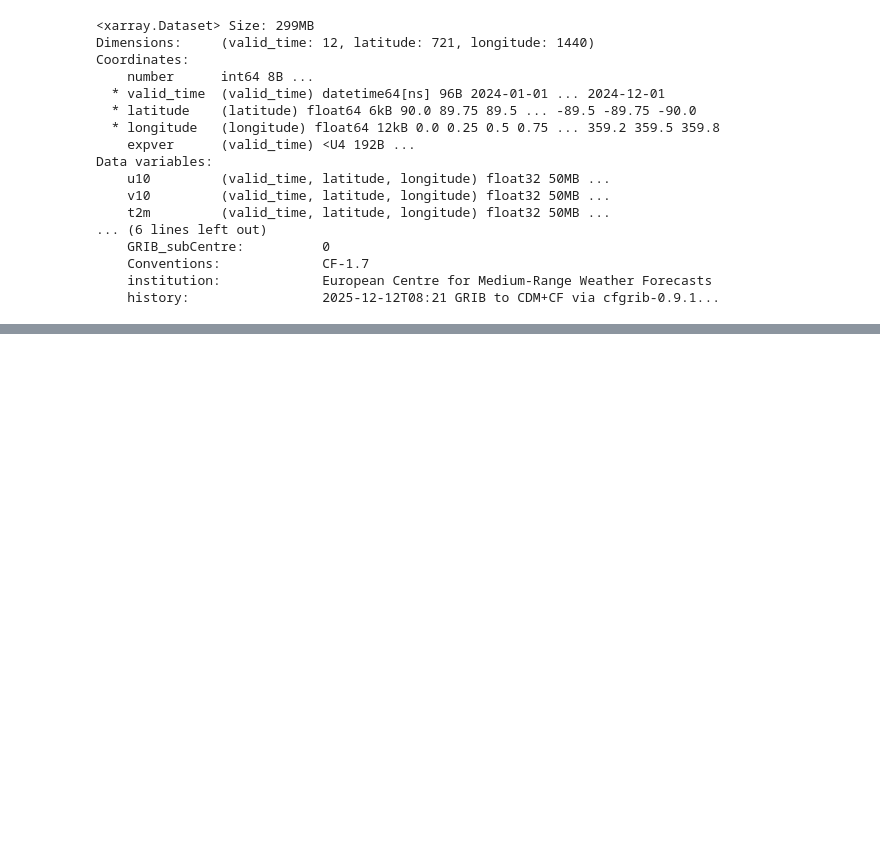
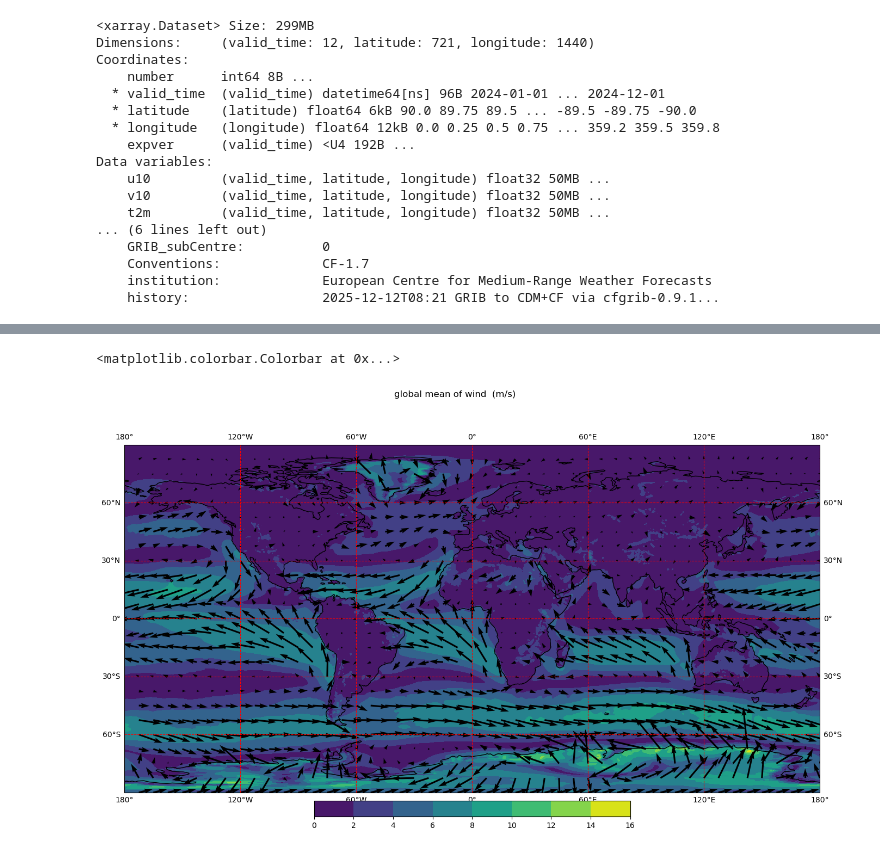
Before and after one commit to Mohamed-01-git/LEARNING, a Jupyter notebook: PML/PML.ipynb, the cells around one changed output, grey strips where cells are left out. Saved outputs shown, nothing was run; the diff lists cells and outputs as text; code cells hidden in the pictures; blank space fills up the shorter version.

```diff
--- a/PML/PML.ipynb
+++ b/PML/PML.ipynb
@@ -53,0 +64,17 @@ plt.suptitle("2 METER TEMPERATURE VISUALISATION ON BOREAL WINTER AND SUMMER")
+# %%
+u = data["u10"].mean(dim = "valid_time")
+v = data["v10"].mean(dim = "valid_time")
+w = np.sqrt(u**2 + v**2)
+# %%
+x = 30
+y = 30
+fig , ax = plt.subplots(figsize = (25,10) , subplot_kw = {"projection" : ccrs.PlateCarree()})
+c3 = ax.contourf(u.longitude , u.latitude , w)
+ax.quiver(u[::x , ::y].longitude , u[::x , ::y].latitude , u[::x , ::y] , v[::x , ::y])
+ax.coastlines()
+ax.gridlines(color = "red" , linestyle = "--" , draw_labels = True)
+plt.suptitle("global mean of wind  (m/s)")
+plt.colorbar(c3 , ax = ax , orientation = "horizontal" , pad = 0.02 , shrink = 0.3)
+# %% [output]
+<matplotlib.colorbar.Colorbar at 0x...>
+[figure, added]
```
Also changed, not shown: parts of 2 cells of this notebook.
